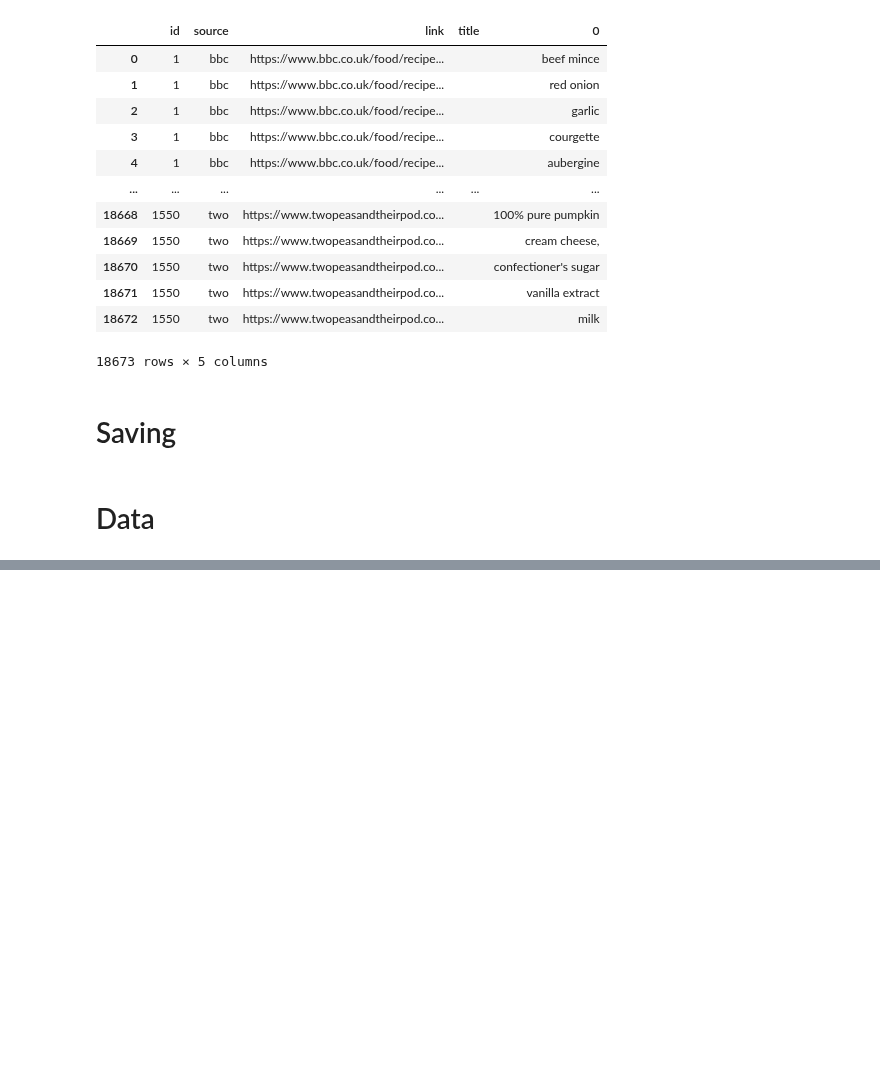
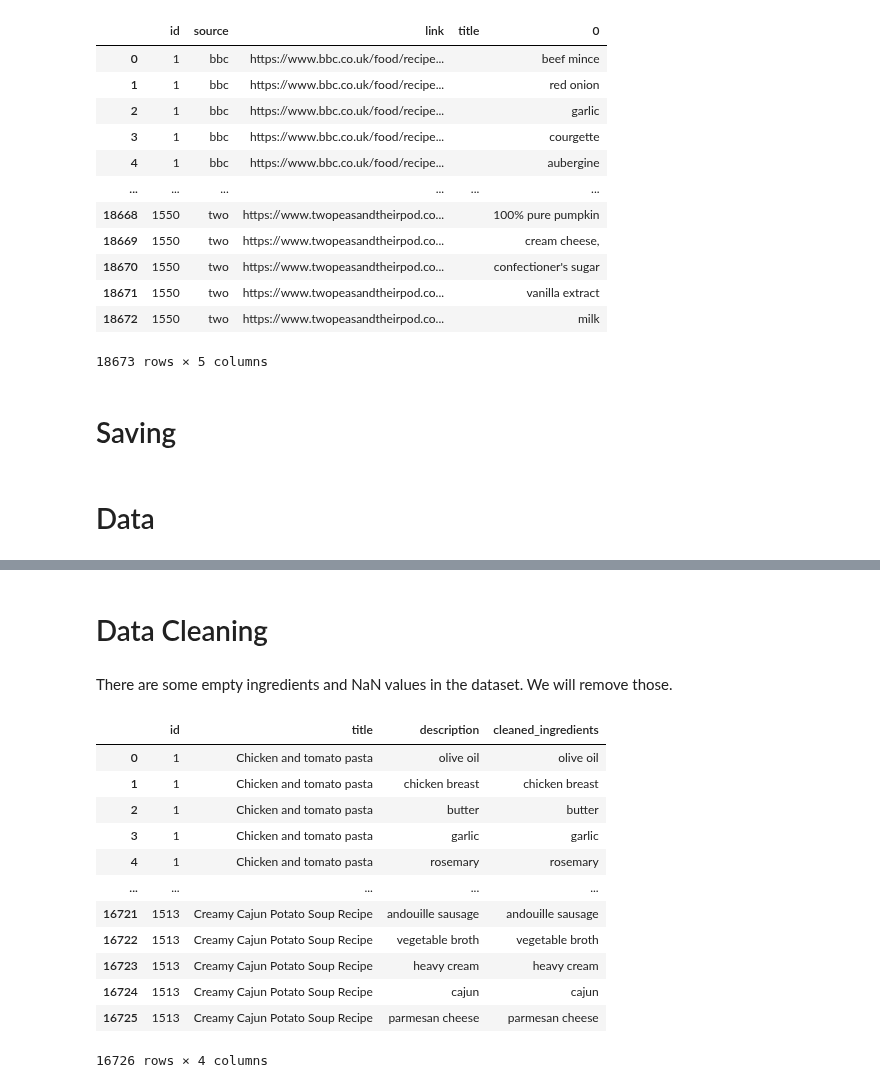
Before and after one commit to AfonsoCunha22/ComputationalToolsProject, a Jupyter notebook: 2_Recipe_Scrapping.ipynb, the cells around one changed output, grey strips where cells are left out. Cells and saved outputs as stored; diff of their text form; code cells hidden in the pictures; blank space fills up the shorter version.

```diff
--- a/2_Recipe_Scrapping.ipynb
+++ b/2_Recipe_Scrapping.ipynb
@@ -306,2 +307,2 @@ import wordcloud
 # %%
-df = pd.read_csv('recipes_data.csv')
+df = pd.read_csv('data/recipes_data.csv')
@@ -307,0 +318,25 @@ df = pd.read_csv('recipes_data.csv')
+# %%
+words = [word for document in df['description'] for word in str(document).split()]
+
+# Word Count
+total_words = len(words)
+print(f'Total words: {total_words}')
+
+# Unique Word Count
+unique_words = len(set(words))
+print(f'Unique words: {unique_words}')
+
+
+
+# Most Common Words (excluding stopwords)
+stop_words = set(stopwords.words('english'))
+non_stopwords = [word for word in words if word not in stop_words]
+most_common_words = Counter(non_stopwords).most_common(15)
+print(f'Most common words: {most_common_words}')
+
+# Most Common Stop Words
+stopwords_in_text = [word for word in words if word in stop_words]
+most_common_stopwords = Counter(stopwords_in_text).most_common(15)
+print(f'Most common stop words: {most_common_stopwords}')
+#count of stop words in df
+print(f"Total amount of stop words: {len(stopwords_in_text)}")
@@ -307,0 +349,7 @@ df = pd.read_csv('recipes_data.csv')
+# %% [markdown]
+# Data Cleaning
+# %% [markdown]
+There are some empty ingredients and NaN values in the dataset. We will remove those.
+# %%
+# Clean the DataFrame
+df['description'] = df['description'].fillna('').astype(str)
@@ -307,0 +420,20 @@ df = pd.read_csv('recipes_data.csv')
+# %%
+# Apply the function to the DataFrame
+df['cleaned_ingredients'] = clean_ingredients_in_df(df)
+
+# Display the final DataFrame
+df[['id', 'title', 'description','cleaned_ingredients']]
+# %% [output]
+|  | id | title | description | cleaned_ingredients |
+| 0 | 1 | Chicken and tomato pasta | olive oil | olive oil |
+| 1 | 1 | Chicken and tomato pasta | chicken breast | chicken breast |
+| 2 | 1 | Chicken and tomato pasta | butter | butter |
+| 3 | 1 | Chicken and tomato pasta | garlic | garlic |
+| 4 | 1 | Chicken and tomato pasta | rosemary | rosemary |
+| ... | ... | ... | ... | ... |
+| 16721 | 1513 | Creamy Cajun Potato Soup Recipe | andouille sausage | andouille sausage |
+| 16722 | 1513 | Creamy Cajun Potato Soup Recipe | vegetable broth | vegetable broth |
+| 16723 | 1513 | Creamy Cajun Potato Soup Recipe | heavy cream | heavy cream |
+| 16724 | 1513 | Creamy Cajun Potato Soup Recipe | cajun | cajun |
+| 16725 | 1513 | Creamy Cajun Potato Soup Recipe | parmesan cheese | parmesan cheese |
+16726 rows × 4 columns
```
Also changed, not shown: parts of 16 cells of this notebook, 1 other file.
